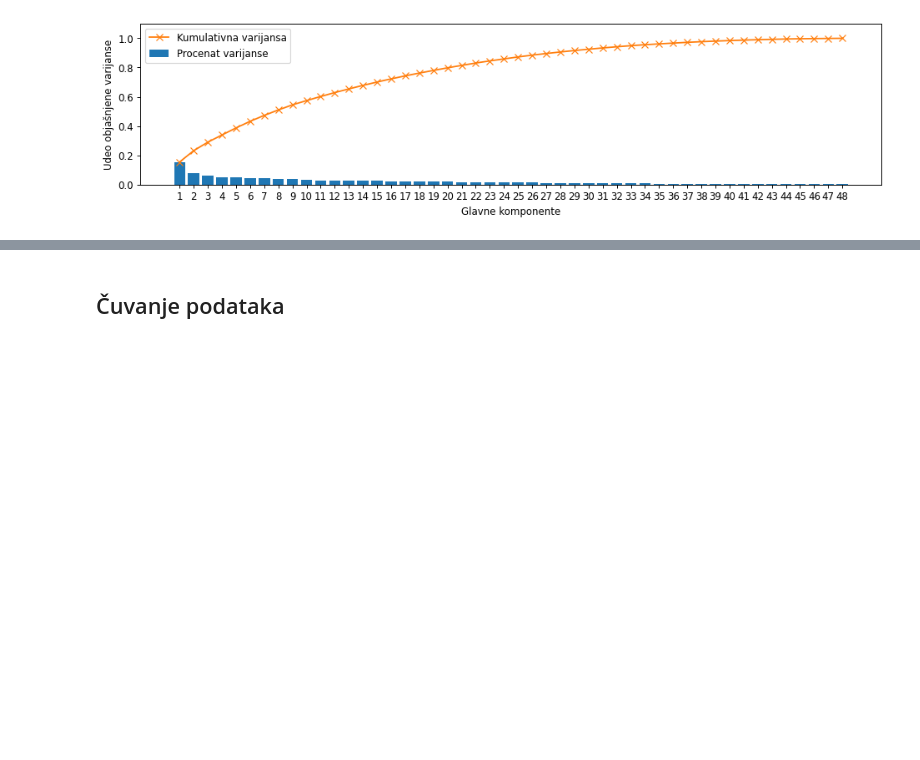
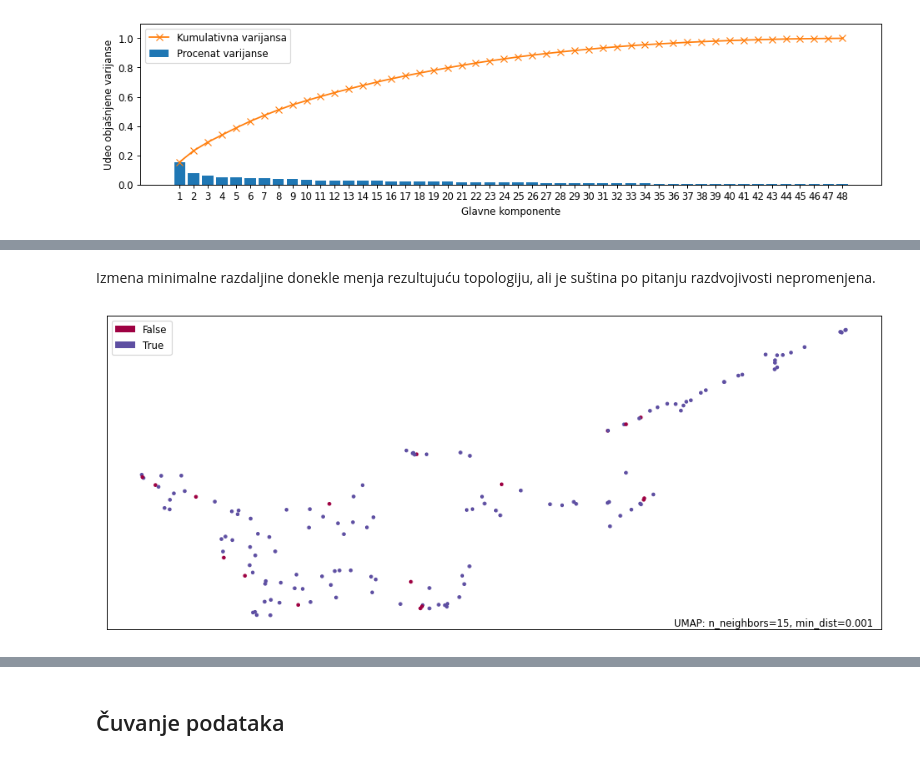
Before and after one commit to matfija/Elektrokonverzija, a Jupyter notebook: elektropriprema.ipynb, the cells around one changed output, grey strips where cells are left out. Cells and saved outputs as stored; diff of their text form; code cells hidden in the pictures; blank space fills up the shorter version.

```diff
--- a/elektropriprema.ipynb
+++ b/elektropriprema.ipynb
@@ -713,0 +733,7 @@ objasni(df_pca, obj)
+# %% [markdown]
+Izmena minimalne razdaljine donekle menja rezultujuću topologiju, ali je suština po pitanju razdvojivosti nepromenjena.
+# %%
+mapper = umap.UMAP(min_dist=0.001, random_state=0).fit(df.iloc[:, :-1])
+_ = umap.plot.points(mapper, labels=uspeh, width=1200, height=500)
+# %% [output]
+[figure, added]
```
Also changed, not shown: parts of 15 cells of this notebook, 1 other file.
